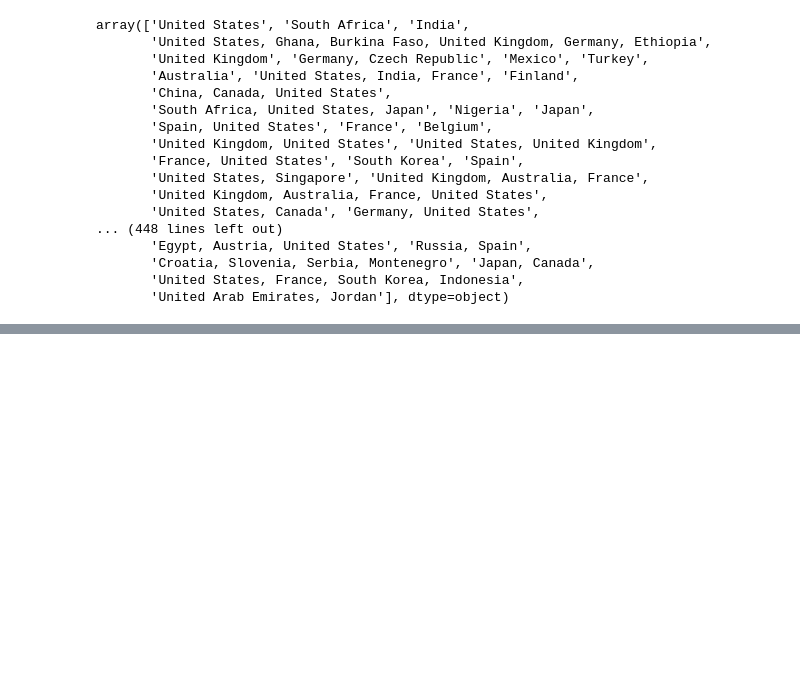
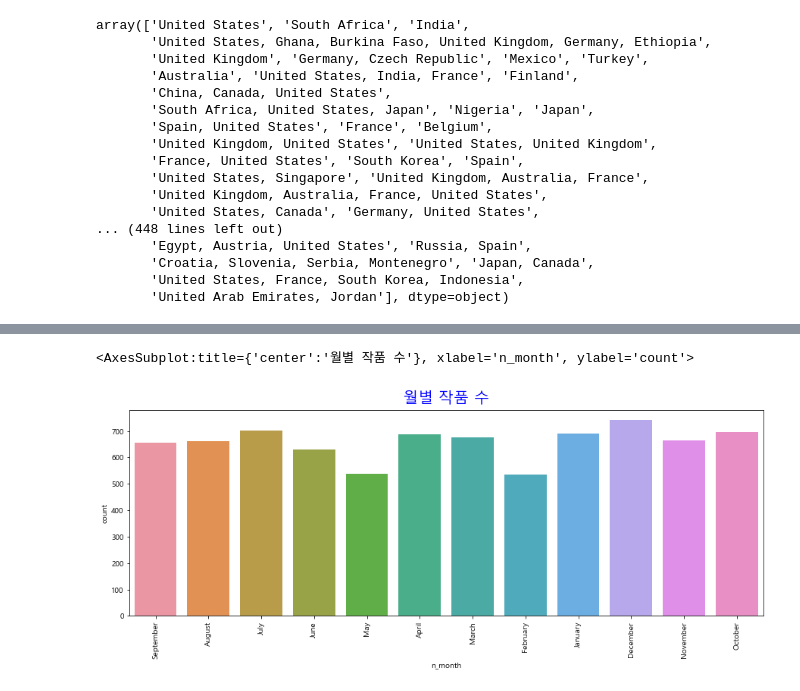
Before and after one commit to sarcomaXD/wellknown, a Jupyter notebook: netfilx/넷플릭스_hn.ipynb, the cells around one changed output, grey strips where cells are left out. Saved outputs shown, nothing was run; the diff lists cells and outputs as text; code cells hidden in the pictures; blank space fills up the shorter version.

```diff
--- a/netfilx/넷플릭스_hn.ipynb
+++ b/netfilx/넷플릭스_hn.ipynb
@@ -201,0 +211,2 @@ n_data.head()
+# %%
+n_data = n_data[n_data['n_month'] != '']
@@ -201,0 +219,8 @@ n_data.head()
+# %%
+plt.figure(figsize =(15,5))
+plt.xticks(rotation = 90)
+plt.title('월별 작품 수', color = 'b', size = 20, pad =10)
+sns.countplot(data = n_data, x =  n_data["n_month"])
+# %% [output]
+<AxesSubplot:title={'center':'월별 작품 수'}, xlabel='n_month', ylabel='count'>
+[figure, added]
```
Also changed, not shown: parts of 8 cells of this notebook.
